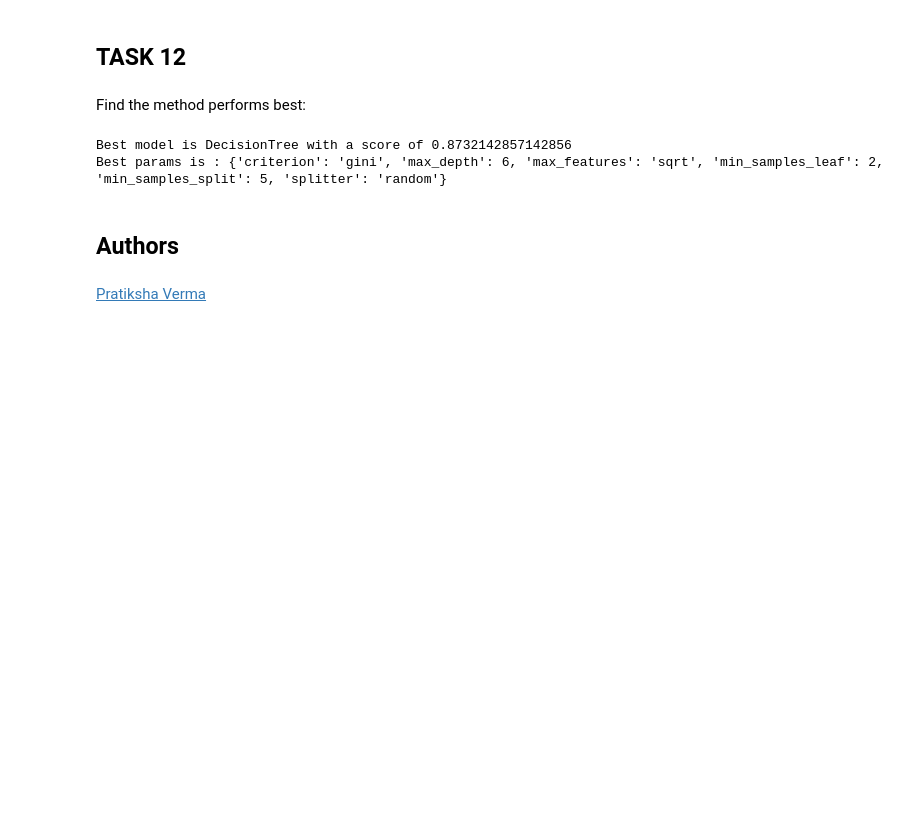
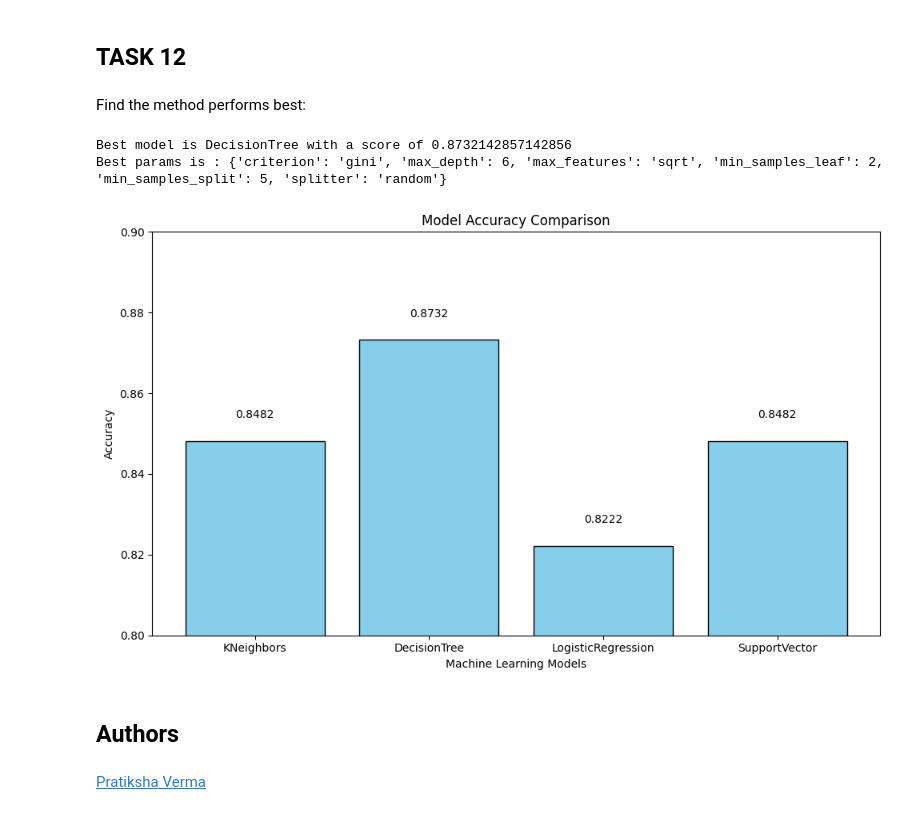
Before and after one commit to maxh8086/Data-Science-Project, a Jupyter notebook: SpaceX-Machine-Learning-Prediction-Part-5-v1.ipynb, the cells around one changed output. Drawn from its saved outputs; the diff is of its cells as text; code cells hidden in the pictures; blank space fills up the shorter version.

```diff
--- a/SpaceX-Machine-Learning-Prediction-Part-5-v1.ipynb
+++ b/SpaceX-Machine-Learning-Prediction-Part-5-v1.ipynb
@@ -446,6 +446,29 @@ if bestalgorithm == 'SupportVector':
 # %% [output]
 Best model is DecisionTree with a score of 0.8732142857142856
 Best params is : {'criterion': 'gini', 'max_depth': 6, 'max_features': 'sqrt', 'min_samples_leaf': 2, 'min_samples_split': 5, 'splitter': 'random'}
+# %%
+
+
+# Extract model names and scores
+model_names = list(models.keys())
+scores = list(models.values())
+
+# Create the bar chart
+plt.figure(figsize=(10, 6))
+plt.bar(model_names, scores, color='skyblue', edgecolor='black')
+plt.xlabel('Machine Learning Models')
+plt.ylabel('Accuracy')
+plt.title('Model Accuracy Comparison')
+plt.ylim(0.8, 0.9)  # Set y-axis limits for better visualization
+
+# Annotate each bar with its score
+for i, score in enumerate(scores):
+    plt.text(i, score + 0.005, f'{score:.4f}', ha='center', va='bottom')
+
+plt.tight_layout()
+plt.show()
+# %% [output]
+[figure, added]
 # %% [markdown]
 ## Authors
 # %% [markdown]
```
Also changed, not shown: 1 other file.
